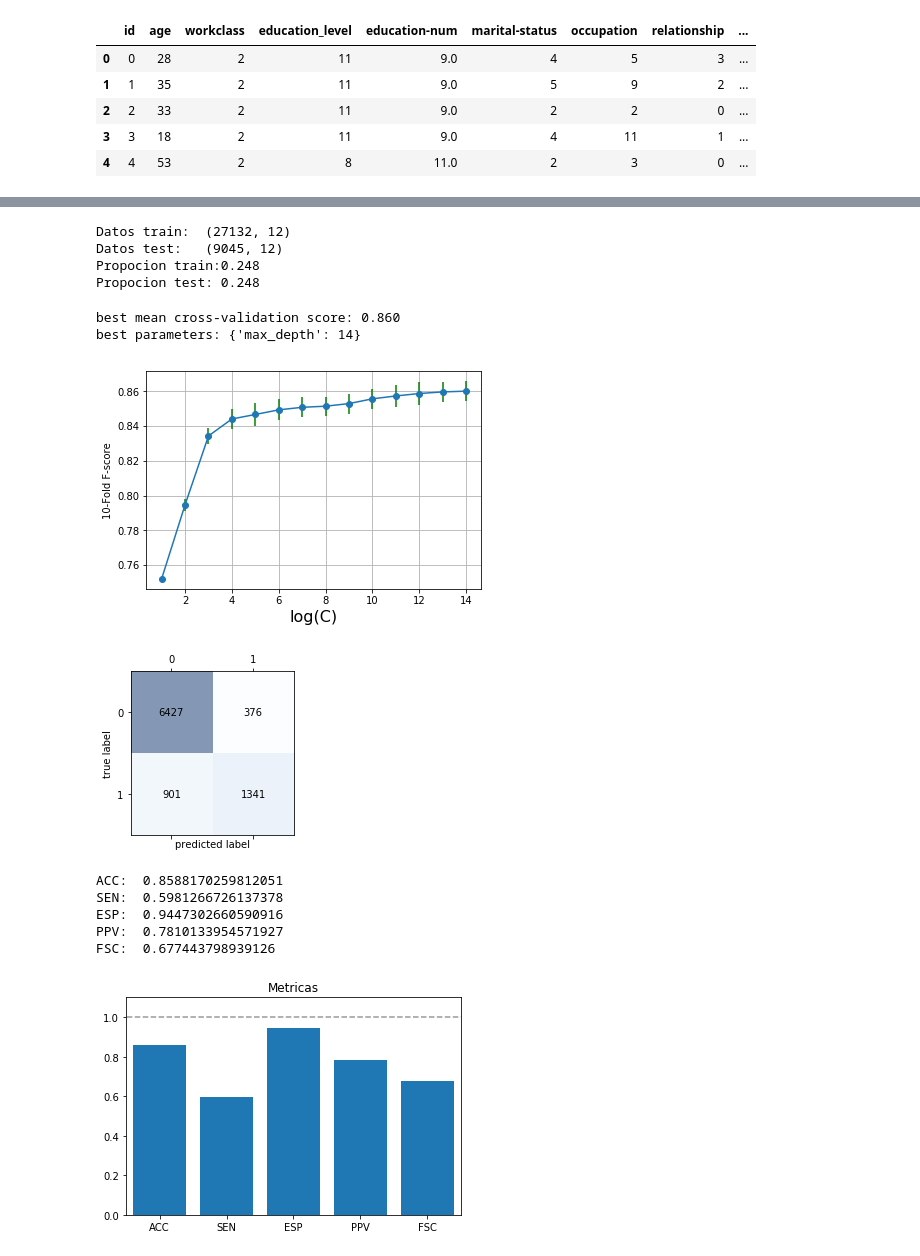
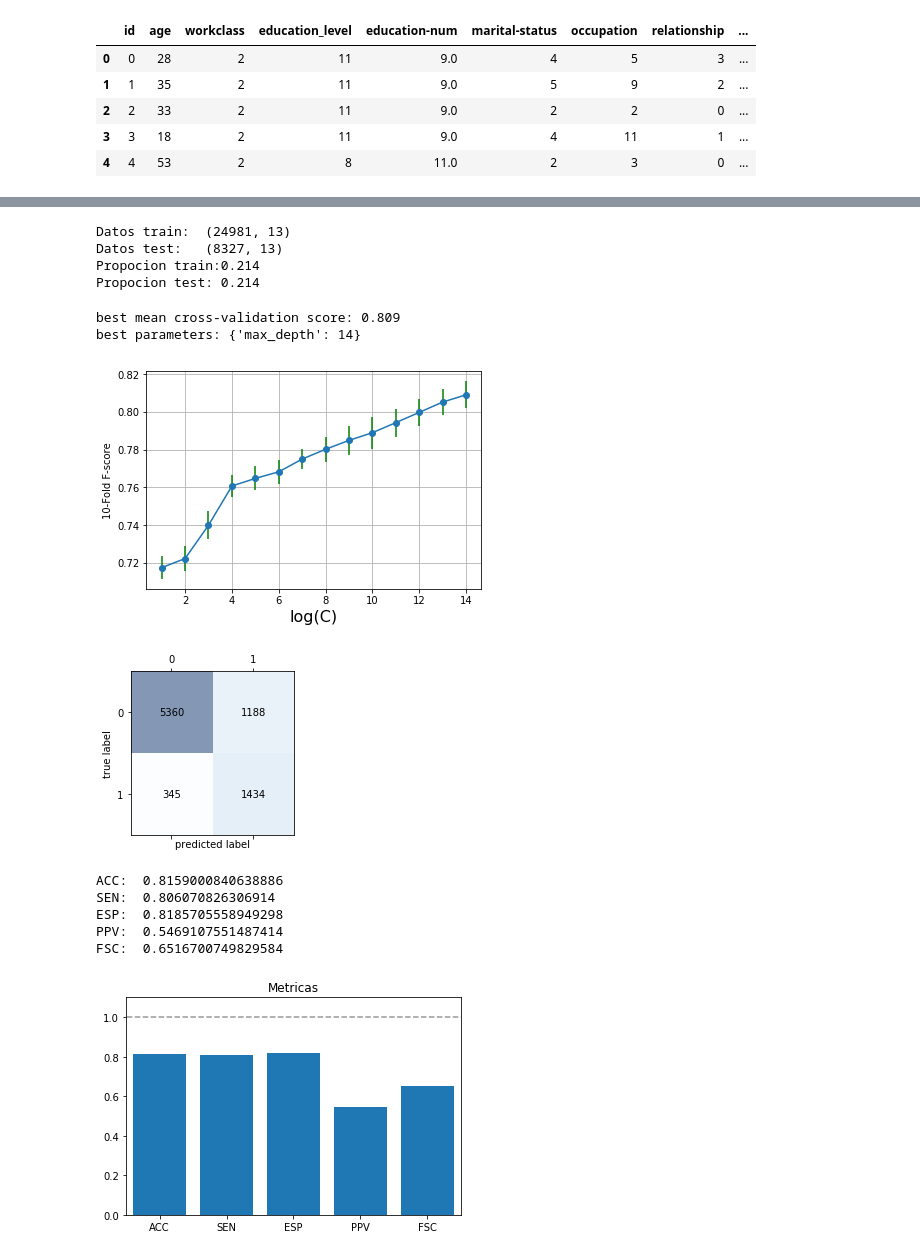
Before and after one commit to albertus88/keepcoding-BD-ML, a Jupyter notebook: Assessment/Alberto Mozo Garcia - KeepCoding - ML.ipynb, the cells around one changed output, grey strips where cells are left out. Cells and saved outputs as stored; diff of their text form; code cells hidden in the pictures.

```diff
--- a/Assessment/Alberto Mozo Garcia - KeepCoding - ML.ipynb
+++ b/Assessment/Alberto Mozo Garcia - KeepCoding - ML.ipynb
@@ -150,0 +160,3 @@ Podemos ver como no hay valores negativos por tanto si hay valores bastante disp
+# %%
+census_train_copy = census_train_copy[census_train_copy['capital-gain'] < 1000 * 1.5]
+census_train_copy.describe().T
@@ -225,27 +252,0 @@ Vemos como hay una alta correlacion entre sex y relationship
-# %%
-# Create correlation matrix
-corr_matrix = census_train_copy_cp.corr().abs()
-
-# Select upper triangle of correlation matrix
-upper = corr_matrix.where(np.triu(np.ones(corr_matrix.shape), k=1).astype(np.bool))
-
-# Find index of feature columns with correlation greater than 0.95
-pairs = np.where(upper>0.95)
-fx = census_train_copy_cp.columns[pairs[0]]
-fy =  census_train_copy_cp.columns[pairs[1]]
-
-i=1
-plt.figure(figsize=(22,4))
-for f1,f2 in zip(fx,fy):
-
-    plt.subplot(4,4,i)
-
-    plt.scatter(census_train_copy_cp[f1],census_train_copy_cp[f2], c=census_train_copy_cp['income'],cmap=cm_bright, alpha=0.25)
-    plt.xlabel(f1)
-    plt.ylabel(f2)
-    plt.grid()
-    plt.tight_layout()
-
-    i+=1
-
-plt.show()
@@ -1021,7 +1078,6 @@ features = census_train_copy_cp_clean_2.columns.drop(columns_to_drop)
 X = census_train_copy_cp_clean_2[features].values
 y = census_train_copy_cp_clean_2['income'].values
 
-
 # PASO 1:
 X_train, X_test, y_train, y_test = train_test_split(X, y, test_size = 0.25, stratify = y, shuffle= True, random_state=0)
 
@@ -1035,10 +1091,10 @@ print('Datos test:  ', Xs_test.shape)
 print('Propocion train:%0.3f'%np.mean(y_train))
 print('Propocion test: %0.3f'%np.mean(y_test))
 # %% [output]
-Datos train:  (27132, 12)
-Datos test:   (9045, 12)
-Propocion train:0.248
-Propocion test: 0.248
+Datos train:  (24981, 13)
+Datos test:   (8327, 13)
+Propocion train:0.214
+Propocion test: 0.214
 # %%
 from sklearn.ensemble import RandomForestClassifier
 
@@ -1046,10 +1102,12 @@ from sklearn.ensemble import RandomForestClassifier
 maxDepth   = range(1,15)
 param_grid = {'max_depth': maxDepth}
 
-#param_grid = {'max_depth': maxDepth, 'class_weight' : [None,'balanced'] }
+
 grid = GridSearchCV(RandomForestClassifier(random_state=0,
                                            n_estimators = 300,
-                                           max_features = 'sqrt'),
+                                           max_features = 'sqrt',
+                                           class_weight = 'balanced',
+                                           ),
                     scoring='accuracy', # vosotros podéis probar a poner acc
                     param_grid=param_grid,
                     cv = 10)
@@ -1067,29 +1125,30 @@ plt.ylabel('10-Fold F-score')
 plt.grid()
 plt.show()
 # %% [output]
-best mean cross-validation score: 0.860
+best mean cross-validation score: 0.809
 best parameters: {'max_depth': 14}
-[figure, old version]
+[figure, new version]
 # %%
 max_depth_opt = grid.best_params_['max_depth']
 
 rf = RandomForestClassifier(random_state=0,
                             max_depth = max_depth_opt,
                             n_estimators = 300,
-                            max_features = 'sqrt').fit(Xs_train,y_train)
+                            max_features = 'sqrt',
+                            class_weight = 'balanced').fit(Xs_train,y_train)
 y_pred = rf.predict(Xs_test)
 
 confmat_test  = confusion_matrix(y_test, y_pred)
 plot_confusion_matrix(confmat_test)
 calcula_metricas(confmat_test)
 # %% [output]
 [figure]
-ACC:  0.8588170259812051
-SEN:  0.5981266726137378
-ESP:  0.9447302660590916
-PPV:  0.7810133954571927
-FSC:  0.677443798939126
+ACC:  0.8159000840638886
+SEN:  0.806070826306914
+ESP:  0.8185705558949298
+PPV:  0.5469107551487414
+FSC:  0.6516700749829584
-[figure, old version]
+[figure, new version]
 # %%
 idx_0 = (y_test==0)
 idx_1 = (y_test==1)
```
Also changed, not shown: parts of 73 cells of this notebook, 1 other file.
